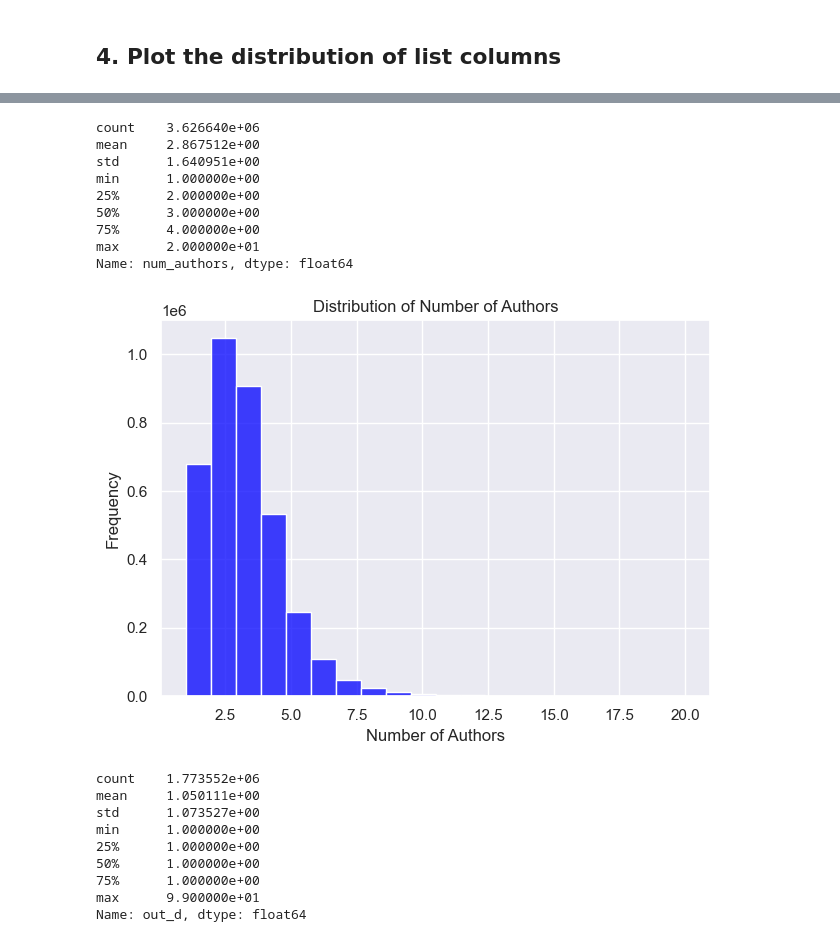
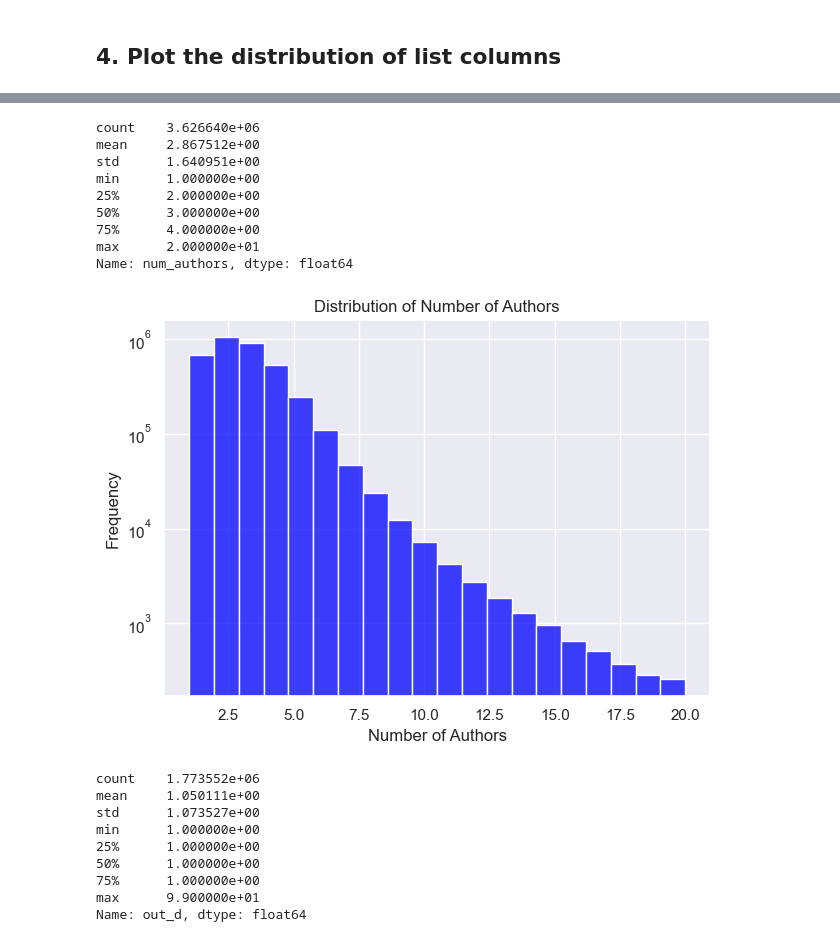
Before and after one commit to mango7789/Social-Network-Mining-DATA130007, a Jupyter notebook: analysis.ipynb, the cells around one changed output, grey strips where cells are left out. Saved outputs shown, nothing was run; the diff lists cells and outputs as text; code cells hidden in the pictures.

```diff
--- a/analysis.ipynb
+++ b/analysis.ipynb
@@ -48,6 +39,7 @@ df_no_nan.head()
 # %% [markdown]
 ## 3. Count NaN values
 # %%
+df_node.loc[df_node['year'] == 0, 'year'] = np.nan
 nan_counts = df_node.isna().sum()
 print(nan_counts)
 # %% [output]
@@ -63,11 +54,6 @@ dtype: int64
 # %% [markdown]
 ## 4. Plot the distribution of list columns
 # %%
-# Ensure that NaN values are handled by converting them to empty lists
-df_node["authors"] = df_node["authors"].apply(
-    lambda x: x if isinstance(x, list) and x != [""] else []
-)
-
 # Calculate the number of authors and references for each row
 df_node["num_authors"] = df_node["authors"].apply(len)
 
@@ -98,25 +84,26 @@ Name: in_d, dtype: float64
 # %%
 df_filtered_authors = df_node[(df_node['num_authors'] > 0) & (df_node['num_authors'] <= 20)]
 print(df_filtered_authors["num_authors"].describe())
 
 # Plot the distribution of the number of authors
 sns.histplot(df_filtered_authors['num_authors'], color='blue', bins=20)
 plt.title('Distribution of Number of Authors')
 plt.xlabel('Number of Authors')
 plt.ylabel('Frequency')
+plt.yscale("log")
 plt.tight_layout()
 plt.show()
 # %% [output]
 count    3.626640e+06
 mean     2.867512e+00
 std      1.640951e+00
 min      1.000000e+00
 25%      2.000000e+00
 50%      3.000000e+00
 75%      4.000000e+00
 max      2.000000e+01
 Name: num_authors, dtype: float64
-[figure, old version]
+[figure, new version]
 # %%
 df_filtered_out_d = df_node[(df_node['out_d'] > 0) & (df_node['out_d'] <= 100)]
 print(df_filtered_out_d["out_d"].describe())
```
Also changed, not shown: parts of 10 cells of this notebook, 3 other files.
